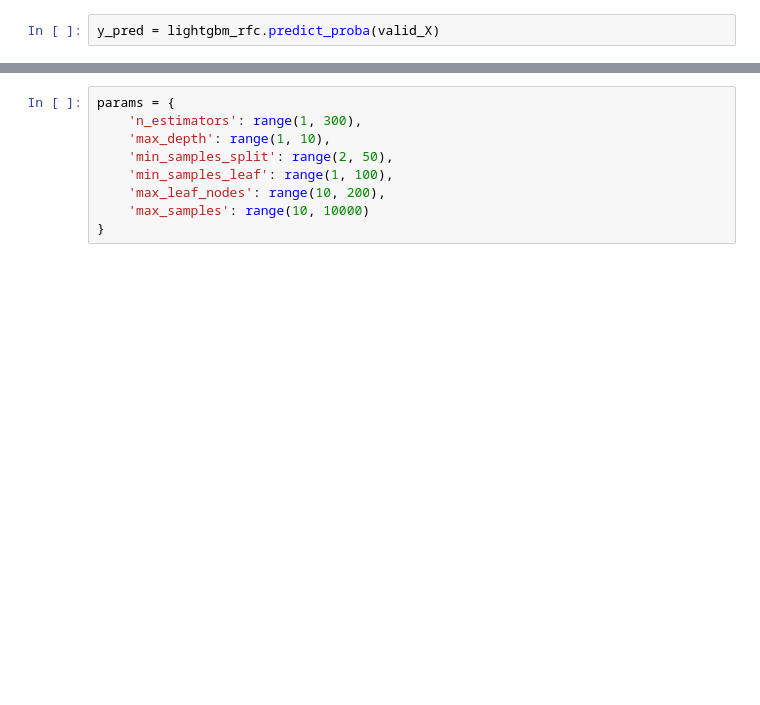
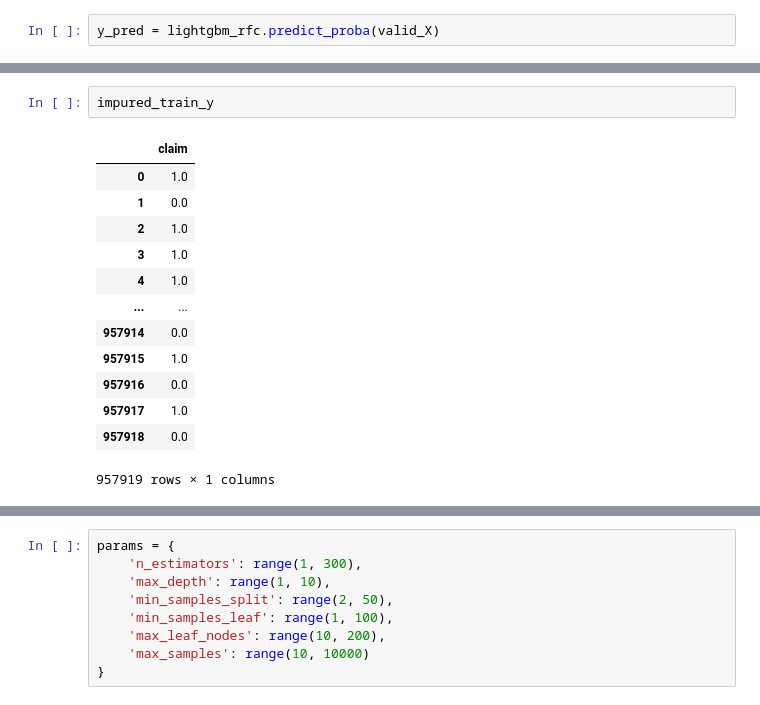
Before and after one commit to Vlad-Fliahin/ML-advance, a Jupyter notebook: 1_TreeEnsembles/TreeEnsembles.ipynb, the cells around one changed output, grey strips where cells are left out. Cells and saved outputs as stored; diff of their text form; blank space fills up the shorter version.

```diff
--- a/1_TreeEnsembles/TreeEnsembles.ipynb
+++ b/1_TreeEnsembles/TreeEnsembles.ipynb
@@ -344,0 +450,16 @@ roc_auc_score(valid_y, y_pred[:, 1])
+# %%
+impured_train_y
+# %% [output]
+|  | claim |
+| 0 | 1.0 |
+| 1 | 0.0 |
+| 2 | 1.0 |
+| 3 | 1.0 |
+| 4 | 1.0 |
+| ... | ... |
+| 957914 | 0.0 |
+| 957915 | 1.0 |
+| 957916 | 0.0 |
+| 957917 | 1.0 |
+| 957918 | 0.0 |
+957919 rows × 1 columns
```
Also changed, not shown: parts of 57 cells of this notebook.
